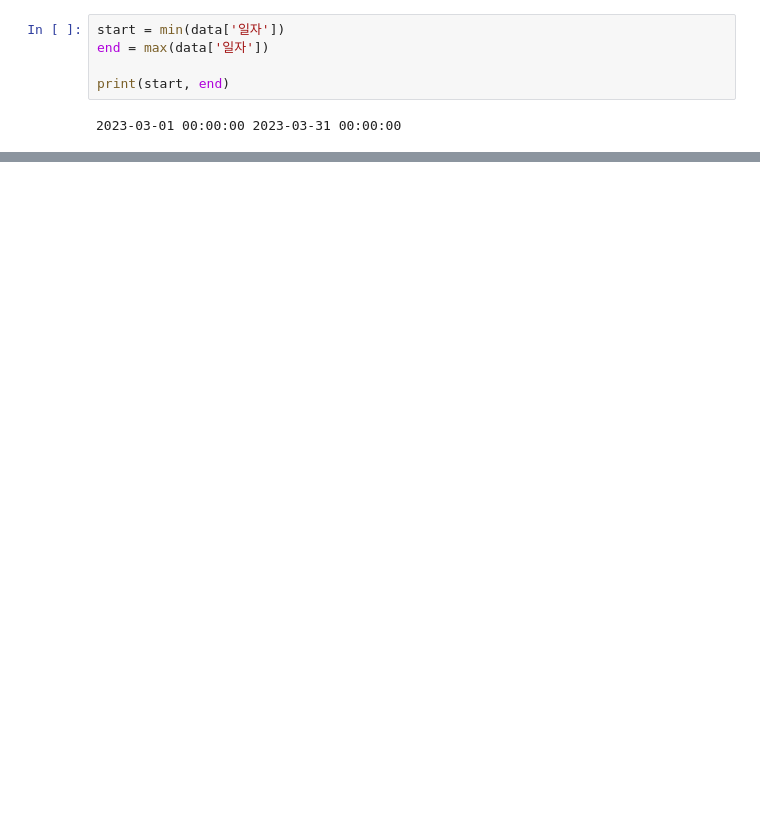
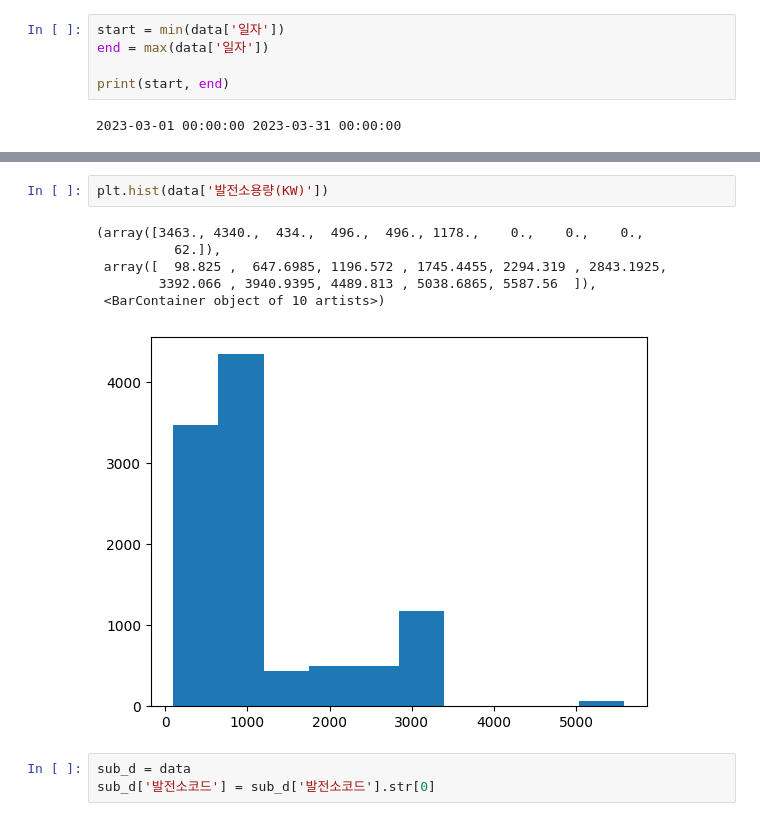
Before and after one commit to ella00100/RenewableEnergyModel, a Jupyter notebook: renewableEnergy_Model_data.ipynb, the cells around one changed output, grey strips where cells are left out. Drawn from its saved outputs; the diff is of its cells as text; blank space fills up the shorter version.

```diff
--- a/renewableEnergy_Model_data.ipynb
+++ b/renewableEnergy_Model_data.ipynb
@@ -173,0 +322,12 @@ print(start, end)
+# %%
+plt.hist(data['발전소용량(KW)'])
+# %% [output]
+(array([3463., 4340.,  434.,  496.,  496., 1178.,    0.,    0.,    0.,
+          62.]),
+ array([  98.825 ,  647.6985, 1196.572 , 1745.4455, 2294.319 , 2843.1925,
+        3392.066 , 3940.9395, 4489.813 , 5038.6865, 5587.56  ]),
+ <BarContainer object of 10 artists>)
+[figure, added]
+# %%
+sub_d = data
+sub_d['발전소코드'] = sub_d['발전소코드'].str[0]
```
Also changed, not shown: parts of 28 cells of this notebook.
